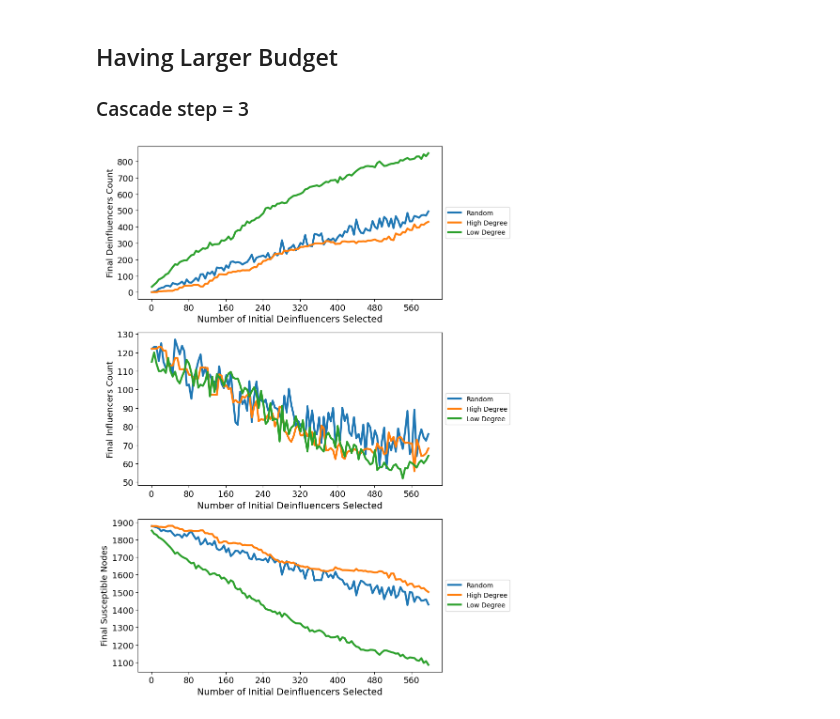
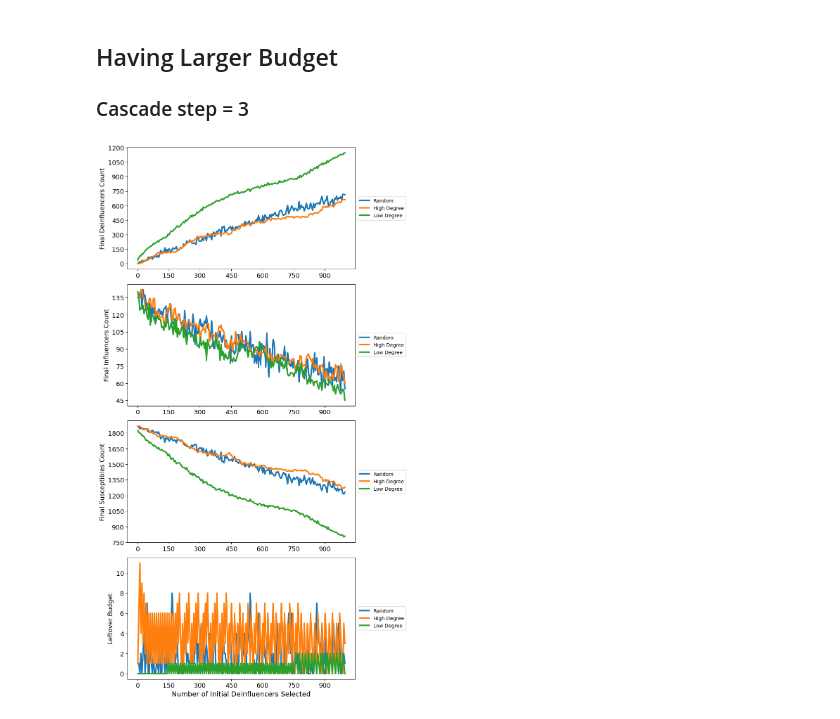
Before and after one commit to huberyhub/deinfluencer, a Jupyter notebook: tests-budget/lin_naive.ipynb, the cells around one changed output. Cells and saved outputs as stored; diff of their text form; code cells hidden in the pictures.

```diff
--- a/tests-budget/lin_naive.ipynb
+++ b/tests-budget/lin_naive.ipynb
@@ -11,5 +13,5 @@ G = nx.gnm_random_graph(2000, 4000)
 # %%
-model = ef.run_influence_cascade(G, num_influencers=20, steps=3, selection_method='random')
+model = env.run_influence_cascade(G, num_influencers=20, steps=3, selection_method='random')
 
 # Evaluate the influence and deinfluence
 num_influenced = model.evaluate_influence()
@@ -64,9 +66,9 @@ ef.plot_deinfluencer_results_exp2(results, G)
 ## Having Larger Budget
 ### Cascade step = 3
 # %%
-budget_list = list(range(1, 601, 5))
-deinfluencers_list = ef.select_deinfluencers_budget_naive(budget_list, model_fixed_influencers,'budget_linear')
-results = ef.average_results_simple(deinfluencers_list, model_fixed_influencers, num_runs=3, steps=3)
-ef.plot_deinfluencer_results_exp2(results, G)
+budget_list = list(range(1, 1001, 5))
+deinfluencers_list = env.select_deinfluencers_budget_naive(budget_list, model_fixed_influencers,'budget_linear')
+results = env.average_results_budget(deinfluencers_list, model_fixed_influencers, num_runs=3, steps=3)
+env.plot_deinfluencer_results_budget(results, G)
 # %% [output]
-[figure, old version]
+[figure, new version]
```
Also changed, not shown: parts of 7 cells of this notebook, 5 other files.
